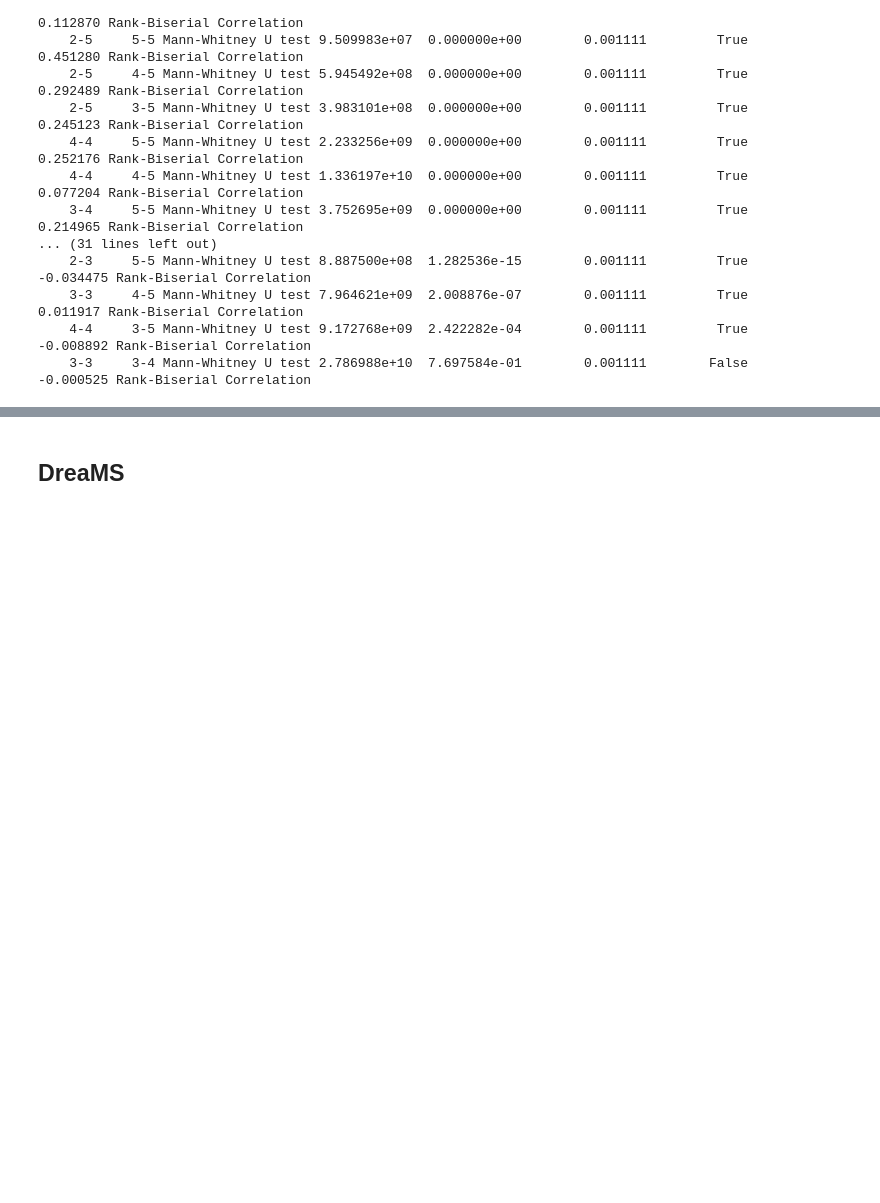
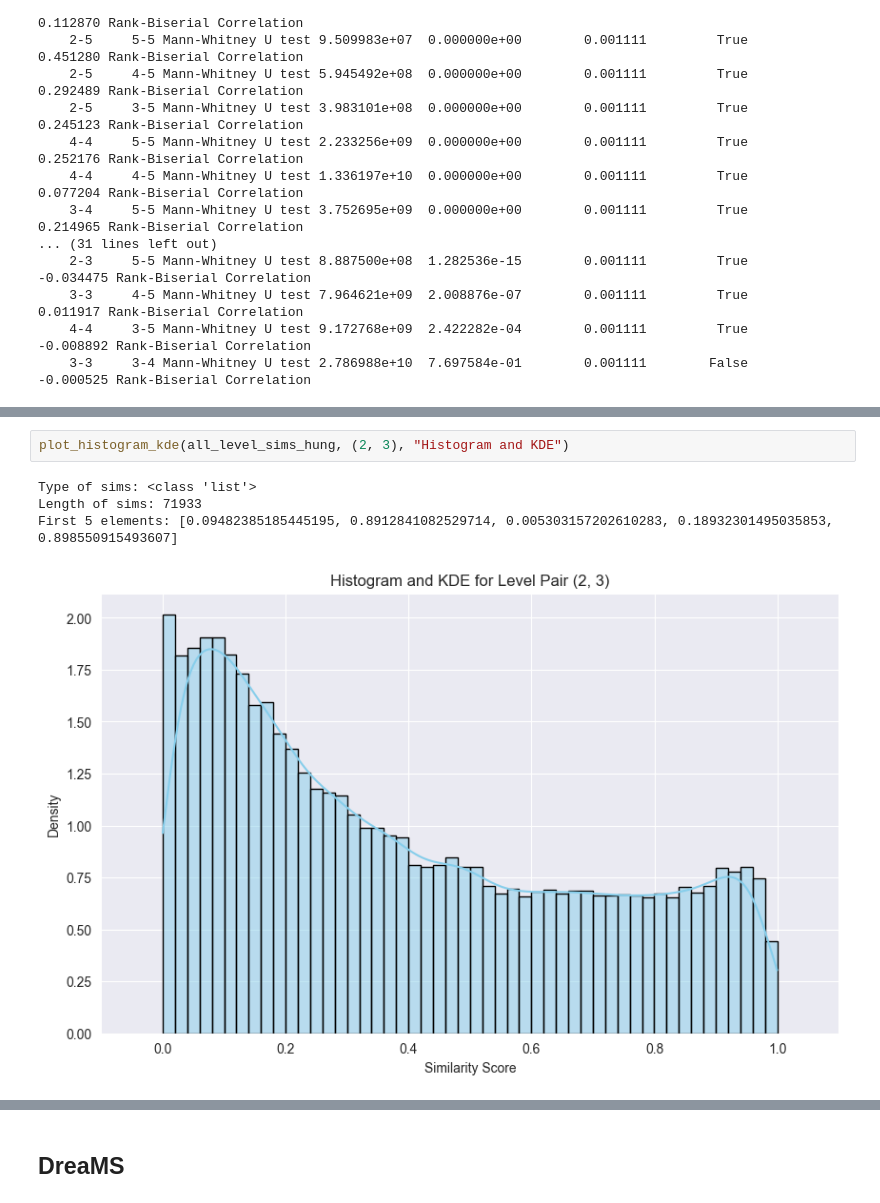
Before and after one commit to Jozefov/MassSpecGymMSn, a Jupyter notebook: notebooks/MSn/dataset_analysis/dataset_analysis.ipynb, the cells around one changed output, grey strips where cells are left out. Saved outputs shown, nothing was run; the diff lists cells and outputs as text; blank space fills up the shorter version.

```diff
--- a/notebooks/MSn/dataset_analysis/dataset_analysis.ipynb
+++ b/notebooks/MSn/dataset_analysis/dataset_analysis.ipynb
@@ -529,0 +669,7 @@ plot_histograms_by_level_pairs(all_level_sims_hung, mode="Hungarian")
+# %%
+plot_histogram_kde(all_level_sims_hung, (2, 3), "Histogram and KDE")
+# %% [output]
+Type of sims: <class 'list'>
+Length of sims: 71933
+First 5 elements: [0.09482385185445195, 0.8912841082529714, 0.005303157202610283, 0.18932301495035853, 0.898550915493607]
+[figure, added]
```
Also changed, not shown: parts of 28 cells of this notebook.
